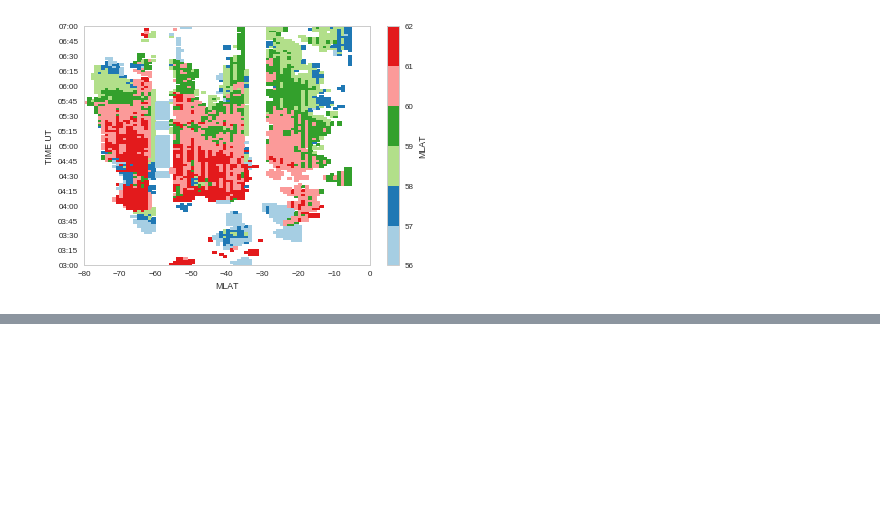
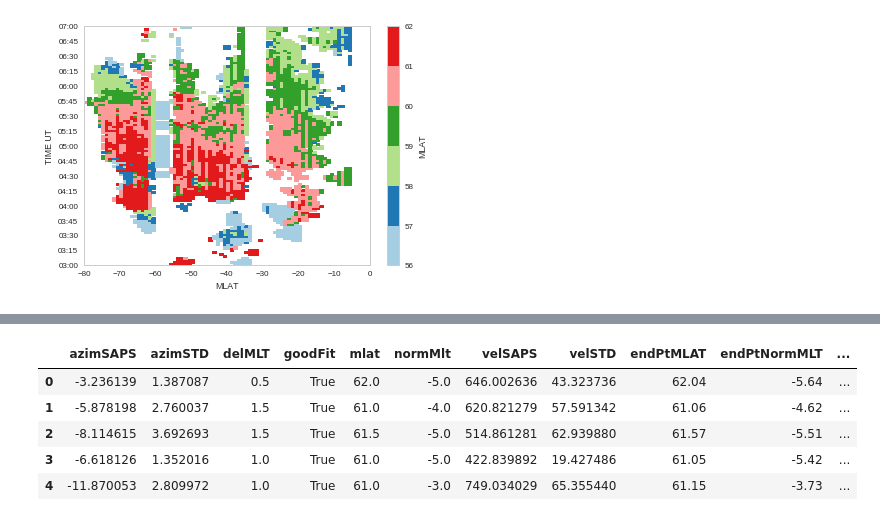
Before and after one commit to bharatreddy/steve, a Jupyter notebook: ipy/sd_vels.ipynb, the cells around one changed output, grey strips where cells are left out. Cells and saved outputs as stored; diff of their text form; code cells hidden in the pictures; blank space fills up the shorter version.

```diff
--- a/ipy/sd_vels.ipynb
+++ b/ipy/sd_vels.ipynb
@@ -70,6 +65,26 @@ def convert_to_datetime(row):
         currTimeStr = str( int( row["timeStr"] ) )
     return datetime.datetime.strptime( currDateStr\
                     + ":" + currTimeStr, "%Y%m%d:%H%M" )
+
+
+def get_mlon_from_mlt(row):
+    if row["normMlt"] < 0:
+        currMLT = row["normMlt"] + 24.
+    else:
+        currMLT = row["normMlt"]
+    if row["endPtnormMlt"] < 0:
+        currEndptMLT = row["endPtnormMlt"] + 24.
+    else:
+        currEndptMLT = row["endPtnormMlt"]
+    row["Mlon"] = numpy.round( \
+                        convert_mlt( currMLT, row["date"] , m2a=True ) )
+    if row["Mlon"] > 180.:
+        row["Mlon"] -= 360.
+    row["EndptMlon"] = numpy.round( \
+                        convert_mlt( currEndptMLT, row["date"] , m2a=True ) )
+    if row["EndptMlon"] > 180.:
+        row["EndptMlon"] -= 360.
+    return row
 # %%
 # read from the feather file
 velsDF = feather.read_dataframe('../data/saps-' +\
@@ -301,0 +329,17 @@ fig.savefig("../plots/sd-vel-lats-" +\
+# %%
+lshellDF["endPtmlat"] = numpy.round( (lshellDF["velSAPS"]/1000.) *\
+                                numpy.cos( numpy.deg2rad(-90-1*lshellDF["azimSAPS"]) ) +\
+                                lshellDF["mlat"], 2)
+lshellDF["endPtnormMlt"] = numpy.round( (lshellDF["velSAPS"]/1000.) *\
+                                numpy.sin( numpy.deg2rad(-90-1*lshellDF["azimSAPS"]) ) +\
+                                lshellDF["normMlt"], 2)
+lshellDF = lshellDF.apply( get_mlon_from_mlt, axis=1 )
+
+lshellDF.head()
+# %% [output]
+|  | azimSAPS | azimSTD | delMLT | goodFit | mlat | normMlt | velSAPS | velSTD | endPtMLAT | endPtNormMLT | ... |
+| 0 | -3.236139 | 1.387087 | 0.5 | True | 62.0 | -5.0 | 646.002636 | 43.323736 | 62.04 | -5.64 | ... |
+| 1 | -5.878198 | 2.760037 | 1.5 | True | 61.0 | -4.0 | 620.821279 | 57.591342 | 61.06 | -4.62 | ... |
+| 2 | -8.114615 | 3.692693 | 1.5 | True | 61.5 | -5.0 | 514.861281 | 62.939880 | 61.57 | -5.51 | ... |
+| 3 | -6.618126 | 1.352016 | 1.0 | True | 61.0 | -5.0 | 422.839892 | 19.427486 | 61.05 | -5.42 | ... |
+| 4 | -11.870053 | 2.809972 | 1.0 | True | 61.0 | -3.0 | 749.034029 | 65.355440 | 61.15 | -3.73 | ... |
```
Also changed, not shown: parts of 5 cells of this notebook, 13 other files.
